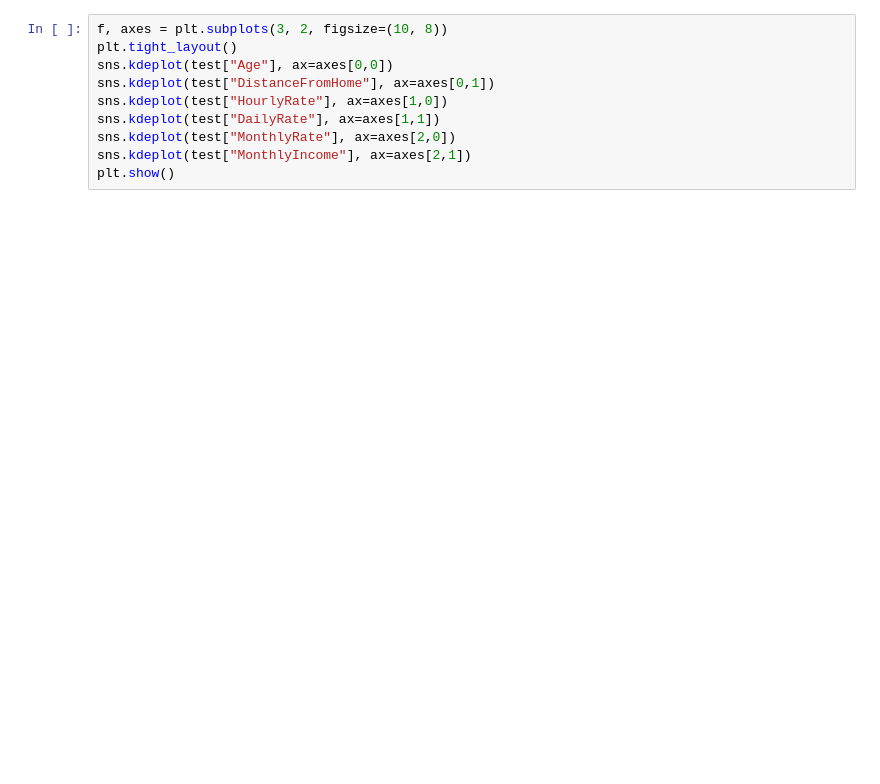
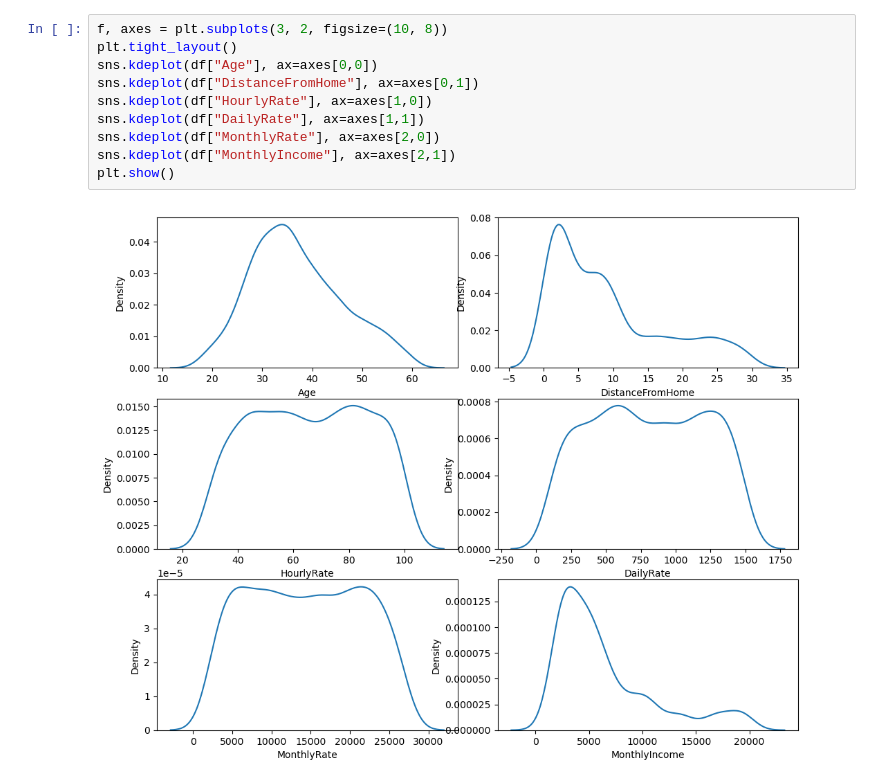
Before and after one commit to Vincentlim7/Data-Science--Employee-Attrition-Prediction, a Jupyter notebook: Main.ipynb, the cells around one changed output. Drawn from its saved outputs; the diff is of its cells as text; blank space fills up the shorter version.

```diff
--- a/Main.ipynb
+++ b/Main.ipynb
@@ -288,10 +119,12 @@ for col in test.columns:
 # %%
 f, axes = plt.subplots(3, 2, figsize=(10, 8))
 plt.tight_layout()
-sns.kdeplot(test["Age"], ax=axes[0,0])
-sns.kdeplot(test["DistanceFromHome"], ax=axes[0,1])
-sns.kdeplot(test["HourlyRate"], ax=axes[1,0])
-sns.kdeplot(test["DailyRate"], ax=axes[1,1])
-sns.kdeplot(test["MonthlyRate"], ax=axes[2,0])
-sns.kdeplot(test["MonthlyIncome"], ax=axes[2,1])
+sns.kdeplot(df["Age"], ax=axes[0,0])
+sns.kdeplot(df["DistanceFromHome"], ax=axes[0,1])
+sns.kdeplot(df["HourlyRate"], ax=axes[1,0])
+sns.kdeplot(df["DailyRate"], ax=axes[1,1])
+sns.kdeplot(df["MonthlyRate"], ax=axes[2,0])
+sns.kdeplot(df["MonthlyIncome"], ax=axes[2,1])
 plt.show()
+# %% [output]
+[figure, added]
```
Also changed, not shown: parts of 28 cells of this notebook.
